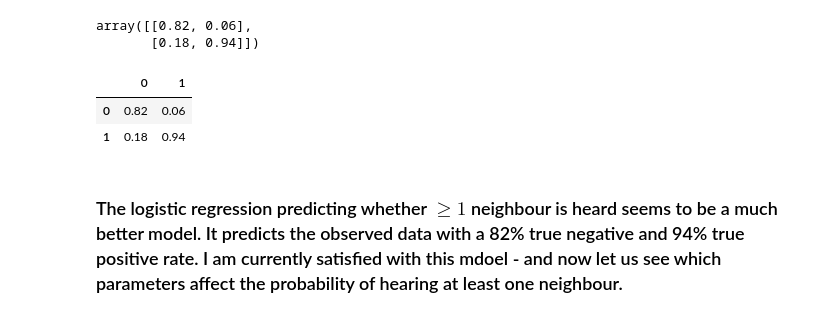
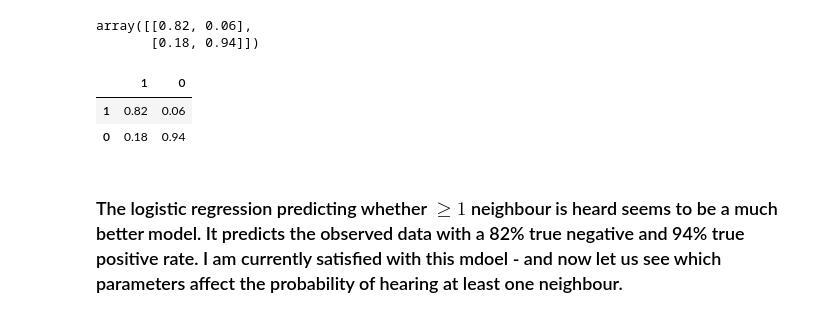
Before and after one commit to thejasvibr/the_cocktail_party_nightmare, a Jupyter notebook: analysis/Exploring the multivariable simulation outputs.ipynb, the cells around one changed output. Cells and saved outputs as stored; diff of their text form; code cells hidden in the pictures.

```diff
--- a/analysis/Exploring the multivariable simulation outputs.ipynb
+++ b/analysis/Exploring the multivariable simulation outputs.ipynb
@@ -393,0 +274,2 @@ data_load.close()
+# %%
+what_to_do = raw_input('Do you want to "rerun" from scratch or 2, "reanalyse" from previous data')
@@ -393,0 +340,11 @@ data_load.close()
+# %%
+if what_to_do == 'reanalyse':
+    # show all pre-existing summarised data:
+    data_stores_in_folder = glob.glob('all_simulation_data*.h5')
+    print(pd.DataFrame(data={'dataset':data_stores_in_folder}))
+    # ask user for choice and load accordingly
+    data_index = int(raw_input('which dataset to load: give a number between 0 to length-1: '))
+    #load the saved data
+    data_load = pd.HDFStore(data_stores_in_folder[data_index])
+    simulation_data = data_load['simulation_data']
+    data_load.close()
@@ -691,5 +658,5 @@ simulation_data.head()
 # %%
 # make most of the columns categorical because I've done such sparse sampling
 regression_rundata = simulation_data.copy()
-for column in keyword_arguments['variables_to_extract'] :
-    regression_rundata[column] = regression_rundata[column].astype('category')
+#for column in keyword_arguments['variables_to_extract'] :
+#    regression_rundata[column] = regression_rundata[column].astype('category')
@@ -696,3 +665,27 @@ for column in keyword_arguments['variables_to_extract'] :
+# %%
+# making the variables categorical and choosing the reference class according
+# to those done in the group size simulations
+ipi_type = CategoricalDtype(categories=[0.1,0.05,0.025,0.200,0.300],
+                             ordered=True)
+echocall_type = CategoricalDtype(categories=[0.0025, 0.001],
+                             ordered=True)
+heading_type = CategoricalDtype(categories=[10,90],
+                             ordered=True)
+aa_type = CategoricalDtype(categories=[-1,0,-2],
+                          ordered=True)
+min_spacing_type = CategoricalDtype(categories=[0.5, 1.0],
+                          ordered=True)
+sl_type = CategoricalDtype(categories=[100,94,106,112,120],
+                          ordered=True)
+shadowing_type = CategoricalDtype(categories=[True, False],
+                          ordered=True)
+
+# the reference class + actual class names of each variable to be set
+all_categorical_types = [heading_type, echocall_type, aa_type, min_spacing_type,
+                         sl_type, ipi_type, shadowing_type]
+
+for column, categorical_type in zip(keyword_arguments['variables_to_extract'], all_categorical_types):
+    regression_rundata[column] = regression_rundata[column].astype(categorical_type)
 # %%
 formula = 'nbrs_detected~heading_variation+atmospheric_attenuation \
             +implement_shadowing+interpulse_interval+min_spacing+source_level+echocall_duration\
@@ -807,11 +813,11 @@ array([[0.82, 0.06],
        [0.18, 0.94]])
 # %%
 # rows are the predicted values - columns are the observed values
-pd.DataFrame(np.around(rate_logit,2))
+pd.DataFrame(np.around(rate_logit,2), columns=['1','0'], index=['1','0'])
 # %% [output]
-|  | 0 | 1 |
-| 0 | 0.82 | 0.06 |
-| 1 | 0.18 | 0.94 |
+|  | 1 | 0 |
+| 1 | 0.82 | 0.06 |
+| 0 | 0.18 | 0.94 |
 # %% [markdown]
 ### The logistic regression predicting whether $\geq1$ neighbour is heard seems to be a much better model. It predicts the observed data with a 82% true negative and 94% true positive rate. I am currently satisfied with this mdoel - and now let us see which parameters affect the probability of hearing at least one neighbour.
 # %%
```
Also changed, not shown: parts of 58 cells of this notebook, 11 other files.
